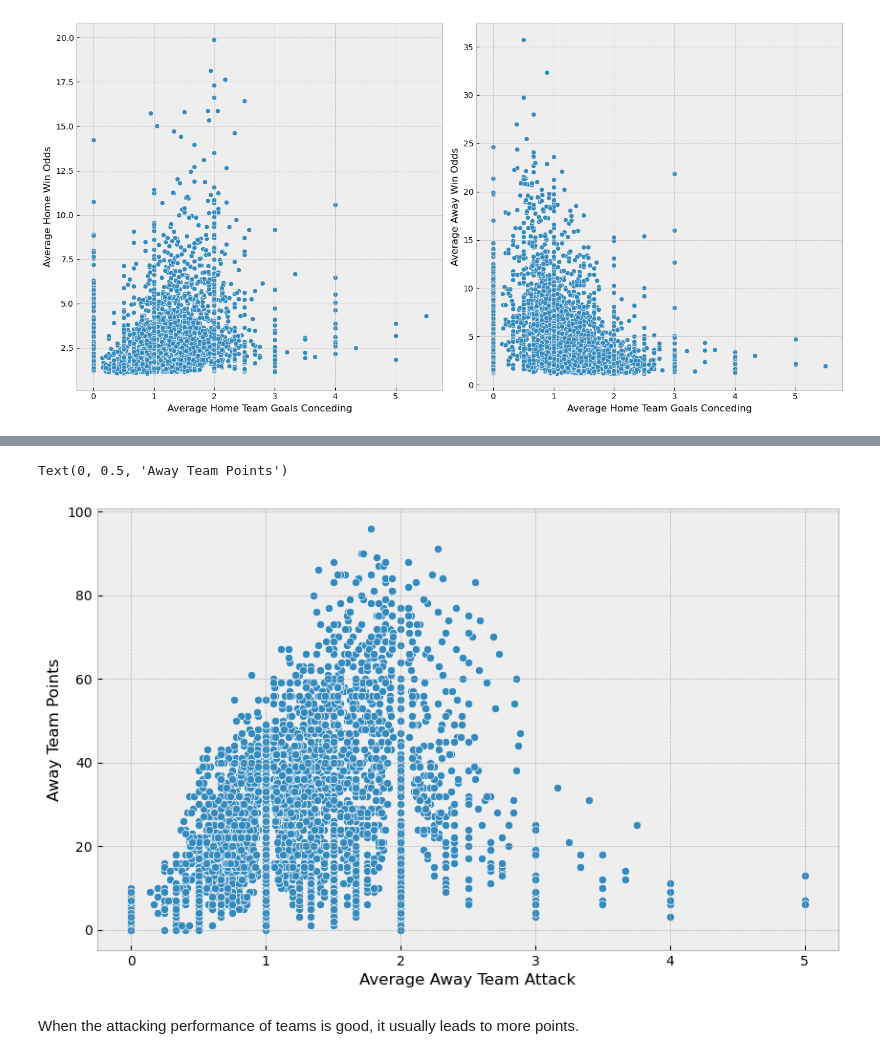
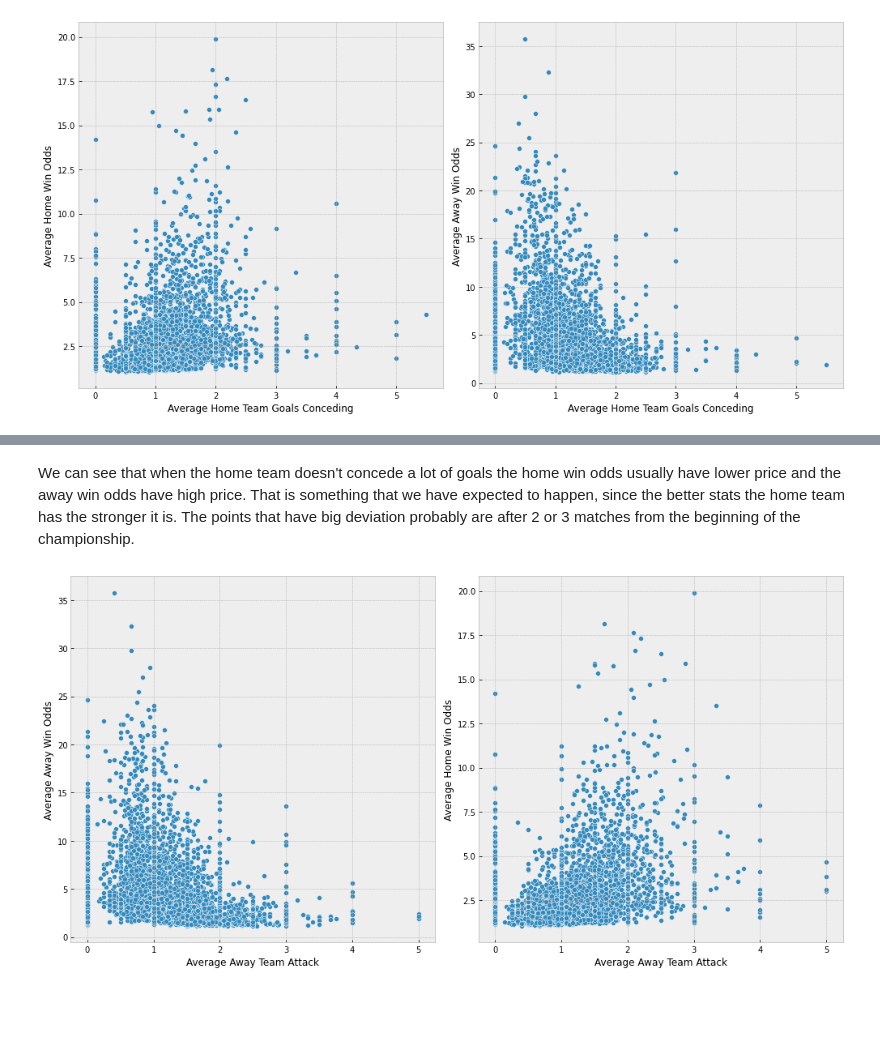
Before and after one commit to georgeanastasiadis/football-match-result-prediction-using-ml-techniques, a Jupyter notebook: EDA/serieA-eda.ipynb, the cells around one changed output, grey strips where cells are left out. Drawn from its saved outputs; the diff is of its cells as text; code cells hidden in the pictures; blank space fills up the shorter version.

```diff
--- a/EDA/serieA-eda.ipynb
+++ b/EDA/serieA-eda.ipynb
@@ -422,11 +323,18 @@ Text(0, 0.5, 'Home Team Points')
-# %%
-plt.figure(figsize=(10,6))
-sns.scatterplot(x='AATT', y='AwayTeamPoints', data=df)
-
-plt.xlabel('Average Away Team Attack')
-plt.ylabel('Away Team Points')
-# %% [output]
-Text(0, 0.5, 'Away Team Points')
-[figure, removed]
-# %% [markdown]
-When the attacking performance of teams is good, it usually leads to more points.
+# %% [markdown]
+We can see that when the home team doesn't concede a lot of goals the home win odds usually have lower price and the away win odds have high price. That is something that we have expected to happen, since the better stats the home team has the stronger it is. The points that have big deviation probably are after 2 or 3 matches from the beginning of the championship.
+# %%
+f, axes = plt.subplots(1, 2)
+plt.rcParams["figure.figsize"] = [14.00, 7.00]
+plt.rcParams["figure.autolayout"] = True
+
+sns.scatterplot(x='AATT', y='AVGA', data=df,ax = axes[0])
+axes[0].set_xlabel('Average Away Team Attack')
+axes[0].set_ylabel('Average Away Win Odds')
+
+sns.scatterplot(x='AATT', y='AVGH', data=df,ax=axes[1])
+axes[1].set_xlabel('Average Away Team Attack')
+axes[1].set_ylabel('Average Home Win Odds')
+
+plt.show()
+# %% [output]
+[figure, added]
```
Also changed, not shown: parts of 30 cells of this notebook.
